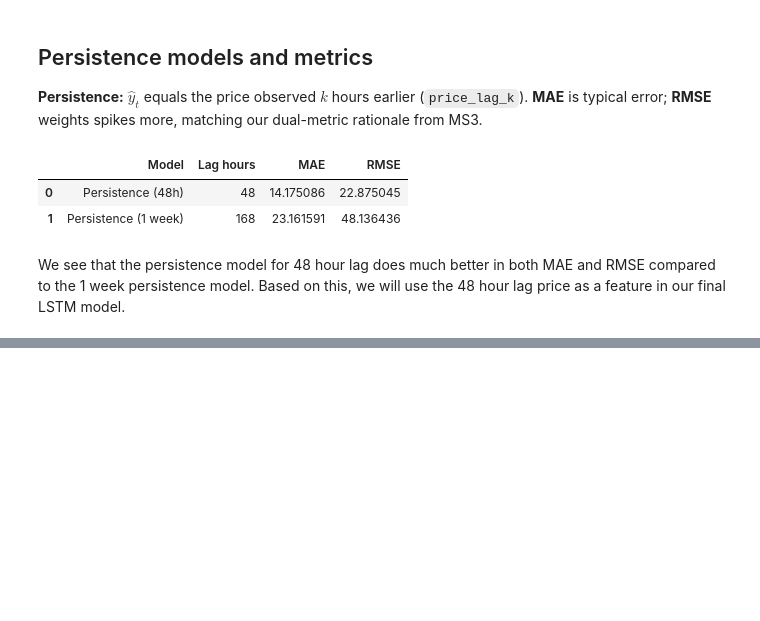
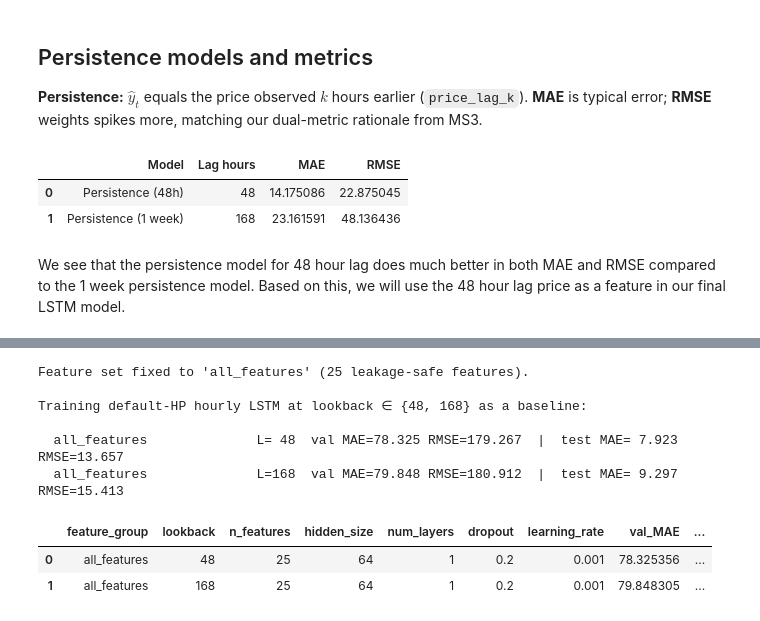
Before and after one commit to lewistu24/electricity-price-forecasting, a Jupyter notebook: final_ms4.ipynb, the cells around one changed output, grey strips where cells are left out. Cells and saved outputs as stored; diff of their text form; code cells hidden in the pictures; blank space fills up the shorter version.

```diff
--- a/final_ms4.ipynb
+++ b/final_ms4.ipynb
@@ -116,0 +700,78 @@ We see that the persistence model for 48 hour lag does much better in both MAE a
+# %%
+DEFAULT_HP = dict(
+    hidden_size=64,
+    num_layers=1,
+    dropout=0.2,
+    learning_rate=1e-3,
+    batch_size=64,
+    epochs=30,
+    patience=6,
+)
+
+
+def run_feature_group_experiments(df, feature_groups, train_dates, val_dates, test_dates,
+                                  lookbacks=(48, 168), default_hp=None):
+    """For each (group, lookback) train an hourly LSTM at default HP and report metrics."""
+    if default_hp is None:
+        default_hp = DEFAULT_HP
+
+    rows = []
+    for group_name, features in feature_groups.items():
+        assert_group_is_leakage_safe(group_name, features)
+        for lookback in lookbacks:
+            (X_tr, y_tr, _), (X_val, y_val, _), (X_te, y_te, _), _, target_scaler = \
+                prepare_hourly_lstm_data(df, features, lookback, train_dates, val_dates, test_dates)
+            if len(X_tr) == 0 or len(X_val) == 0 or len(X_te) == 0:
+                print(f"  skipping {group_name}/lookback={lookback}: empty sequences")
+                continue
+
+            model, _, _ = train_lstm(X_tr, y_tr, X_val, y_val, **default_hp)
+            val_mae, val_rmse, _, _ = evaluate_predictions(model, X_val, y_val, target_scaler)
+            test_mae, test_rmse, _, _ = evaluate_predictions(model, X_te, y_te, target_scaler)
+
+            rows.append({
+                "feature_group": group_name,
+                "lookback": lookback,
+                "n_features": len(features),
+                "hidden_size": default_hp["hidden_size"],
+                "num_layers": default_hp["num_layers"],
+                "dropout": default_hp["dropout"],
+                "learning_rate": default_hp["learning_rate"],
+                "val_MAE": val_mae,
+                "val_RMSE": val_rmse,
+                "test_MAE": test_mae,
+                "test_RMSE": test_rmse,
+            })
+            print(f"  {group_name:25s} L={lookback:3d}  "
+                  f"val MAE={val_mae:6.3f} RMSE={val_rmse:6.3f}  |  "
+                  f"test MAE={test_mae:6.3f} RMSE={test_rmse:6.3f}")
+
+    return pd.DataFrame(rows).sort_values("val_RMSE").reset_index(drop=True)
+
+
+# We are no longer doing feature selection — fix the feature set to `all_features`
+# and use this cell purely as a default-HP baseline at the two lookbacks.
+best_group_name = "all_features"
+best_features   = feature_groups[best_group_name]
+final_features  = best_features  # set here so downstream cells (§2.10, §2.13, ...) see it
+
+print(f"Feature set fixed to '{best_group_name}' "
+      f"({len(best_features)} leakage-safe features).\n")
+print("Training default-HP hourly LSTM at lookback ∈ {48, 168} as a baseline:\n")
+
+group_results_df = run_feature_group_experiments(
+    df_safe,
+    {best_group_name: best_features},   # single-group dict ⇒ 2 rows (one per lookback)
+    train_dates, val_dates, test_dates,
+)
+group_results_df
+# %% [output]
+Feature set fixed to 'all_features' (25 leakage-safe features).
+
+Training default-HP hourly LSTM at lookback ∈ {48, 168} as a baseline:
+
+  all_features              L= 48  val MAE=78.325 RMSE=179.267  |  test MAE= 7.923 RMSE=13.657
+  all_features              L=168  val MAE=79.848 RMSE=180.912  |  test MAE= 9.297 RMSE=15.413
+|  | feature_group | lookback | n_features | hidden_size | num_layers | dropout | learning_rate | val_MAE | ... |
+| 0 | all_features | 48 | 25 | 64 | 1 | 0.2 | 0.001 | 78.325356 | ... |
+| 1 | all_features | 168 | 25 | 64 | 1 | 0.2 | 0.001 | 79.848305 | ... |
```
Also changed, not shown: parts of 31 cells of this notebook, 12 other files.
